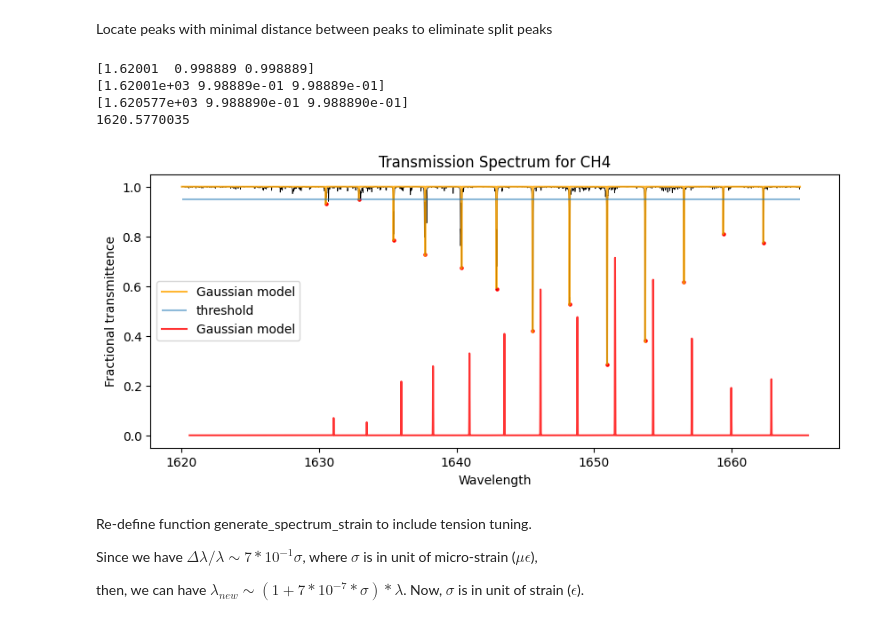
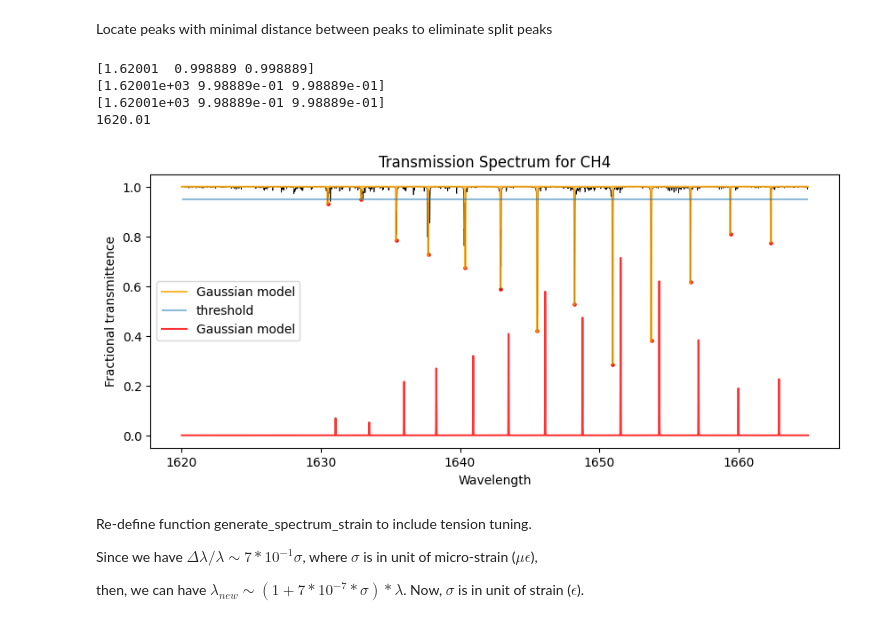
Before and after one commit to SAIL-Labs/FBG-Sensor, a Jupyter notebook: code/demos/tension_CH4.ipynb, the cells around one changed output. Cells and saved outputs as stored; diff of their text form; code cells hidden in the pictures.

```diff
--- a/code/demos/tension_CH4.ipynb
+++ b/code/demos/tension_CH4.ipynb
@@ -46,39 +46,40 @@ subset[:,0] = subset[:,0] * 1e3
 
 plt.show()
 plt.figure(figsize=(10,4))
 plt.plot(subset[:, 0], subset[:,1], color='black', linewidth=0.5)
 
 
 
 threshold_value = 0.95
 peaks = locate_peaks(subset[:, 1], threshold=threshold_value, distance=100) # distance=100 correspond to 1nm
-wavelength_gauss, trans_gauss = generate_spectrum(subset, peaks, n=10000, sigma=1e-2, type='Gaussian')
+wavelength_gauss, trans_gauss = generate_spectrum(subset, peaks, 0, n=10000, sigma=1e-2, type='Gaussian')
 plt.scatter(subset[peaks, 0], subset[peaks, 1], color='red', s=5)
 plt.plot(wavelength_gauss, trans_gauss, color='orange', alpha=0.8, label='Gaussian model')
 plt.hlines(threshold_value, subset[:, 0].min(), subset[:, 0].max(), alpha=0.5, label='threshold')
+
 print(subset[0])
 
 # add strain
 strain = 500
-subset = apply_strain(subset, strain)
-wavelength_gauss, trans_gauss = generate_spectrum(subset, peaks, n=10000, sigma=1e-2, type='Gaussian')
+# new_subset = apply_strain(subset, strain)
+wavelength_gauss, trans_gauss = generate_spectrum(subset, peaks, strain, n=10000, sigma=1e-2, type='Gaussian')
 plt.plot(wavelength_gauss, 1-trans_gauss, color='red', alpha=0.8, label='Gaussian model')
 
 print(subset[0])
 print(wavelength_gauss[0])
 
 plt.xlabel('Wavelength')
 plt.ylabel('Fractional transmittence')
 plt.title('Transmission Spectrum for CH4')
 plt.legend()
 # plt.xlim((1620,1625))
 plt.show()
 # %% [output]
 [1.62001  0.998889 0.998889]
 [1.62001e+03 9.98889e-01 9.98889e-01]
-[1.620577e+03 9.988890e-01 9.988890e-01]
-1620.5770035
+[1.62001e+03 9.98889e-01 9.98889e-01]
+1620.01
-[figure, old version]
+[figure, new version]
 # %% [markdown]
 Re-define function generate_spectrum_strain to include tension tuning.
 
```
Also changed, not shown: parts of 3 cells of this notebook, 1 other file.
